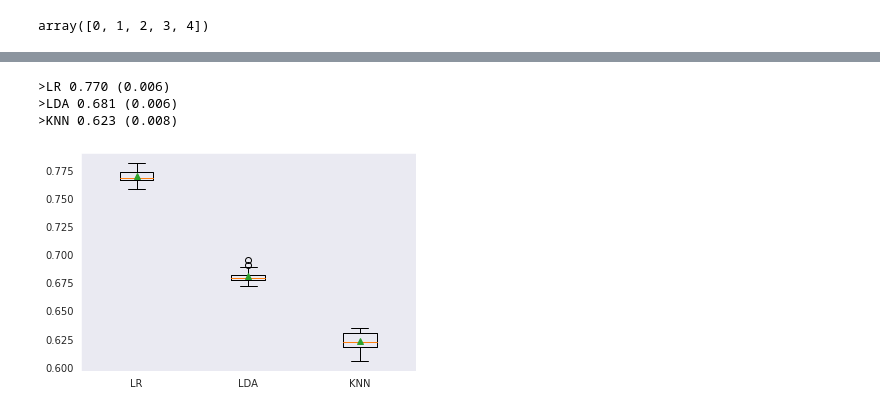
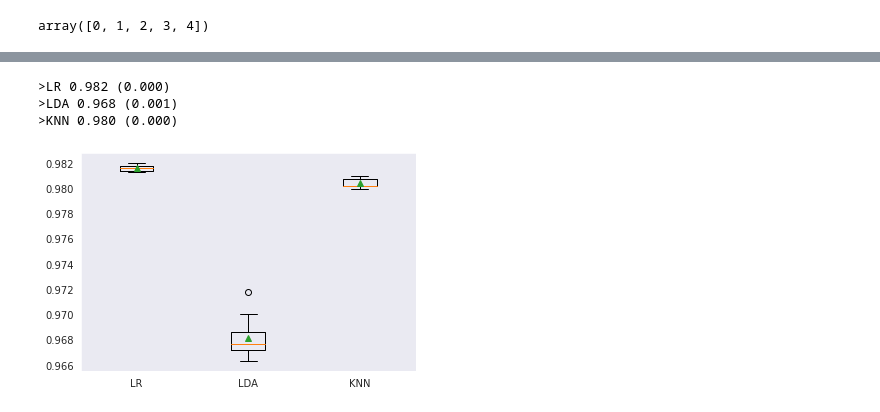
Before and after one commit to raghavbhutra/RedDevils, a Jupyter notebook: RD_Class.ipynb, the cells around one changed output, grey strips where cells are left out. Drawn from its saved outputs; the diff is of its cells as text; code cells hidden in the pictures.

```diff
--- a/RD_Class.ipynb
+++ b/RD_Class.ipynb
@@ -542,11 +553,11 @@ y=gws1['points']
 # %%
-#since there is a class imbalance, we have undersampled the majority class
-from imblearn.under_sampling import NearMiss
+# #since there is a class imbalance, we have undersampled the majority class
+# from imblearn.under_sampling import NearMiss
 
-# define the undersampling method
-undersample = NearMiss(version=1, n_neighbors=3)
-# transform the dataset
-X, y = undersample.fit_resample(X, y)
-# summarize the new class distribution
-counter = Counter(y)
-print(counter)
+# # define the undersampling method
+# undersample = NearMiss(version=1, n_neighbors=3)
+# # transform the dataset
+# X_train, y_train = undersample.fit_resample(X_train, y_train)
+# # summarize the new class distribution
+# counter = Counter(y_train)
+# print(counter)
@@ -562,0 +575,5 @@ Function safe_indexing is deprecated; safe_indexing is deprecated in version 0.2
+# %%
+sm = SMOTE(random_state=12, ratio = 1.0)
+X_train_res, y_train_res = sm.fit_sample(X_train, y_train)
+counter = Counter(y_train_res)
+print(counter)
@@ -562,0 +596,11 @@ Function safe_indexing is deprecated; safe_indexing is deprecated in version 0.2
+# %%
+#since we had a lot of attributes we decided the reduce it using PCA and scaled it
+scaler= StandardScaler()
+scaler.fit(X_train_res)
+X_train=scaler.transform(X_train_res)
+X_test=scaler.transform(X_test)
+from sklearn.decomposition import PCA
+pca = PCA(0.95)
+pca.fit_transform(X_train_res)
+X_train=pca.transform(X_train_res)
+X_test=pca.transform(X_test)
@@ -563,6 +615,6 @@ Function safe_indexing is deprecated; safe_indexing is deprecated in version 0.2
 # %%
 #evaluating different models and their performance
-def evaluate_model(X, y, model):
+def evaluate_model(X_train, y_train, model):
 	# define evaluation procedure
 	cv = RepeatedStratifiedKFold(n_splits=5, n_repeats=3, random_state=1)
 	# evaluate model
@@ -583,25 +635,25 @@ def get_models():
 	return models, names
 # %%
 # define models
-scaler=StandardScaler()
-a=scaler.fit_transform(X)
+# scaler=StandardScaler()
+# a=scaler.fit_transform(X_train)
 models, names = get_models()
 results = list()
 # evaluate each model
 for i in range(len(models)):
 	# evaluate the model and store results
-	scores = evaluate_model(a, y, models[i])
+	scores = evaluate_model(X_train, y_train, models[i])
 	results.append(scores)
 	# summarize performance
 	print('>%s %.3f (%.3f)' % (names[i], np.mean(scores), np.std(scores)))
 # plot the results
 plt.boxplot(results, labels=names, showmeans=True)
 plt.show()
 # %% [output]
->LR 0.770 (0.006)
->LDA 0.681 (0.006)
->KNN 0.623 (0.008)
+>LR 0.982 (0.000)
+>LDA 0.968 (0.001)
+>KNN 0.980 (0.000)
-[figure, old version]
+[figure, new version]
 # %%
 #hyper parameter tuning
 model=LogisticRegression()
```
Also changed, not shown: parts of 38 cells of this notebook.
